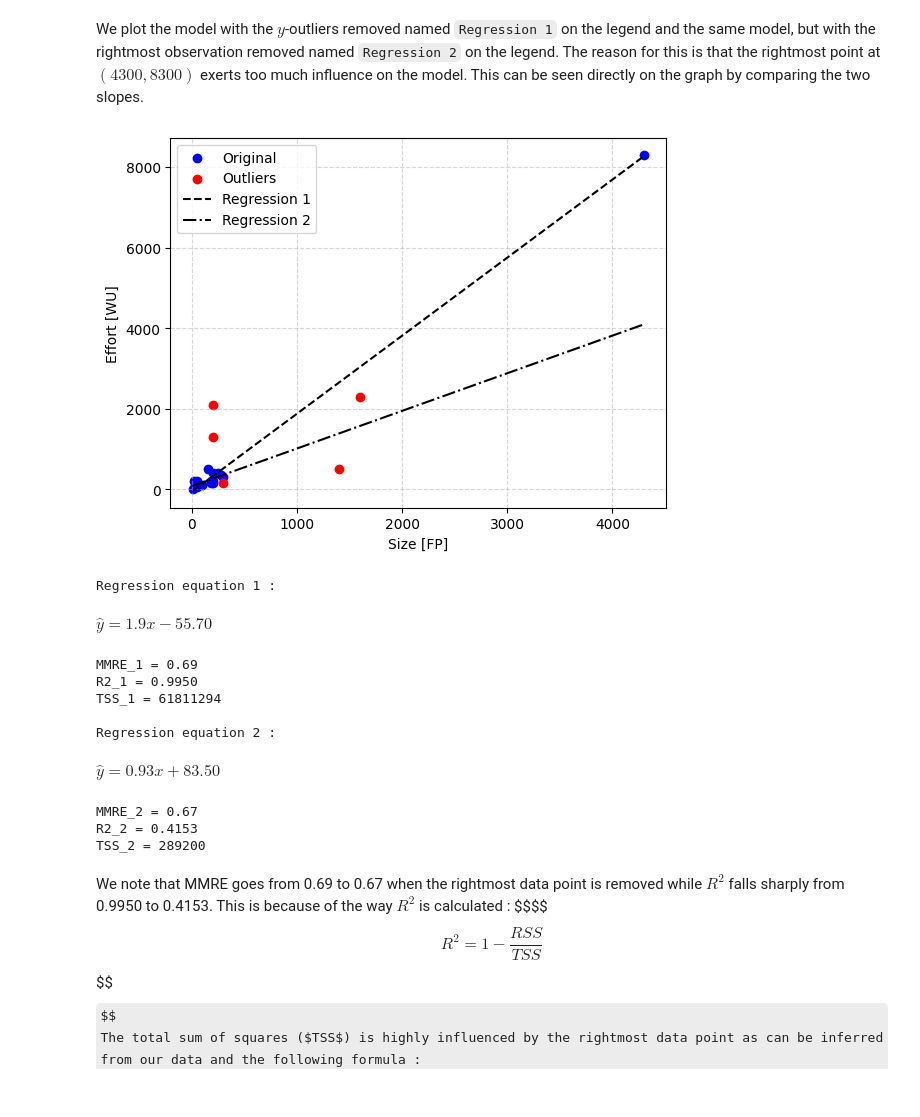
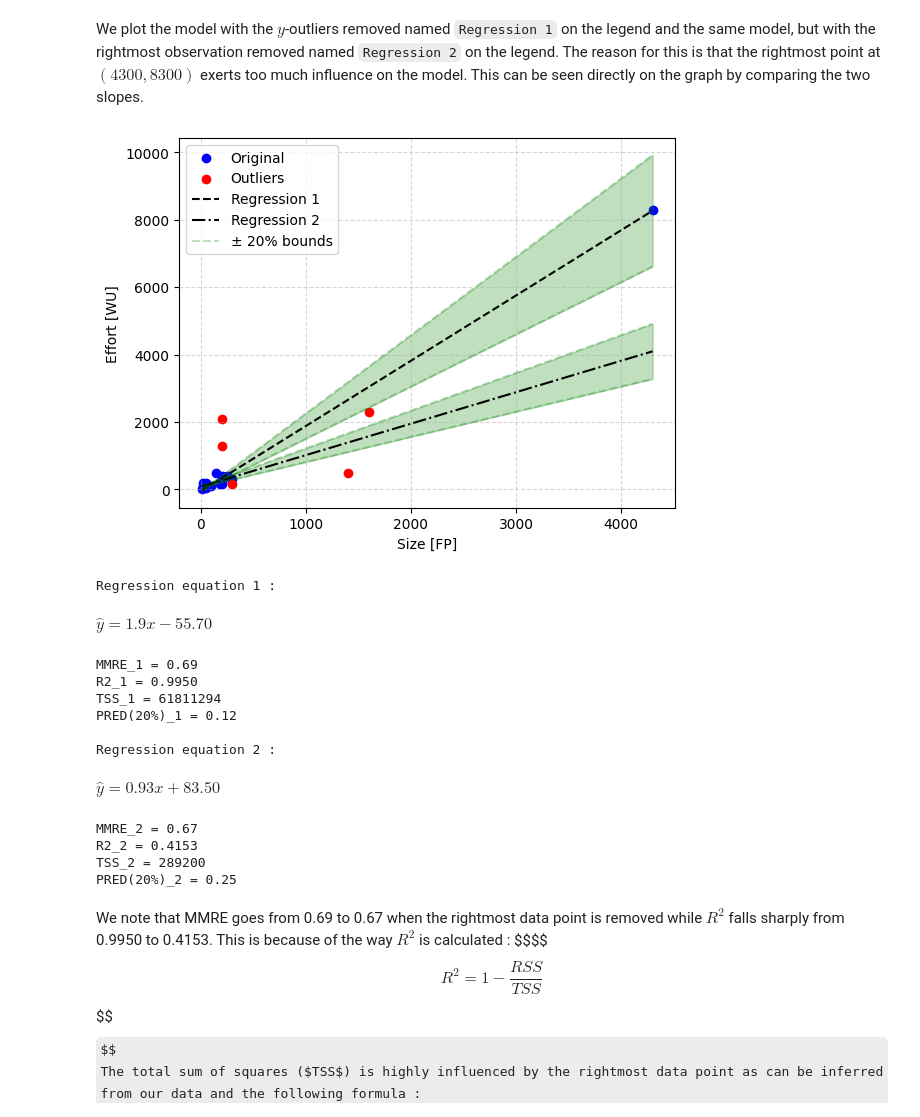
Before and after one commit to iannickgagnon/software_estimation_analysis_1_2023, a Jupyter notebook: main.ipynb, the cells around one changed output. Cells and saved outputs as stored; diff of their text form; code cells hidden in the pictures; some formulas as TeX source.

Commit message:
Added PRED(20%) bounds.

```diff
--- a/main.ipynb
+++ b/main.ipynb
@@ -13,12 +13,12 @@ from sklearn.linear_model import LinearRegression
 from IPython.display import display
 from IPython.display import Math
 # %%
-def get_data() -> Tuple[np.ndarray, np.ndarray]:
+def get_data() -> Tuple[np.array, np.array]:
   """
   Returns the independent and dependent variables in vectors sorted along x.
 
   Returns:
-      Tuple[np.ndarray, np.ndarray]: A tuple containing two numpy arrays.
+      (Tuple[np.array, np.array]): A tuple containing two numpy arrays.
   """
 
   x = np.array([4300, 1600, 200, 200, 1400, 150, 200, 250, 275, 300, 20, 50, 180, 200, 25, 65, 100, 180, 200, 300, 10, 50])
@@ -37,7 +37,7 @@ def model_get_slope_intercept(model: LinearRegression) -> Tuple[float, float]:
       model (LinearRegression): A fitted LinearRegression model.
 
   Returns:
-      Tuple[float, float]: The slope and intercept of the model.
+      (Tuple[float, float]): The slope and intercept of the model.
   """
 
   slope = model.coef_[0][0]
@@ -54,7 +54,7 @@ def calculate_mmre(actual_values: np.ndarray, predicted_values: np.ndarray) -> f
         predicted_values (np.ndarray): The predicted values.
 
     Returns:
-        float: The MMRE value.
+        (float): The MMRE value.
     """
 
     # Calculate absolute errors
@@ -77,7 +77,7 @@ def calculate_total_sum_of_squares(y: np.ndarray, y_pred: np.ndarray) -> float:
         y_pred (np.ndarray): Predicted values.
 
     Returns:
-        float: The TSS value.
+        (float): The TSS value.
     """
 
     # Get the mean of the dependent variable
@@ -356,13 +416,41 @@ def generate_plot_2():
   model_removed_rightmost = LinearRegression().fit(x_removed_rightmost, y_removed_rightmost)
 
   # Get new model's predictions
-  y_removed_rightmost_pred = model_removed_rightmost.predict(x_removed_rightmost)
+  y_removed_rightmost_pred_long = model_removed_rightmost.predict(x_clean)
+  y_removed_rightmost_pred_short = model_removed_rightmost.predict(x_removed_rightmost)
+
+  # Build lower and upper PRED(20%) bounds
+  y_pred_plus_20_percent = y_pred * 1.2
+  y_pred_minus_20_percent = y_pred * 0.8
+
+  y_removed_rightmost_pred_plus_20_percent = y_removed_rightmost_pred_long * 1.2
+  y_removed_rightmost_pred_minus_20_percent = y_removed_rightmost_pred_long * 0.8
 
   # Create plots
   plt.scatter(x_clean, y_clean, color='b')
   plt.scatter(x_outliers, y_outliers, color='r')
   plt.plot(x_clean, y_pred, '--k')
   plt.plot(x_clean, model_removed_rightmost.predict(x_clean), '-.k')
+
+  plt.plot(x_clean, y_pred_plus_20_percent, '--g', alpha=0.25)
+  plt.plot(x_clean, y_pred_minus_20_percent, '--g', alpha=0.25, label='_no_legend_')
+
+  plt.fill_between(x_clean.reshape(-1),
+                   y_pred_plus_20_percent.reshape(-1),
+                   y_pred_minus_20_percent.reshape(-1),
+                   color='g',
+                   alpha=0.25,
+                   label='_nolegend_')
+
+  plt.plot(x_clean, y_removed_rightmost_pred_plus_20_percent, '--g', alpha=0.25)
+  plt.plot(x_clean, y_removed_rightmost_pred_minus_20_percent, '--g', alpha=0.25, label='_no_legend_')
+
+  plt.fill_between(x_clean.reshape(-1),
+                   y_removed_rightmost_pred_plus_20_percent.reshape(-1),
+                   y_removed_rightmost_pred_minus_20_percent.reshape(-1),
+                   color='g',
+                   alpha=0.25,
+                   label='_nolegend_')
 
   # Add axis labels
   plt.xlabel('Size [FP]')
@@ -372,53 +460,60 @@ def generate_plot_2():
   plt.grid(True, linestyle='--', alpha=0.5)
 
   # Add legend
-  plt.legend(('Original', 'Outliers', 'Regression 1', 'Regression 2'))
+  plt.legend(('Original', 'Outliers', 'Regression 1', 'Regression 2', '± 20% bounds'))
 
   # Show plot
   plt.show()
 
-  # Show regression equations, MMRE, R2 and TSS (see paragraph below)
+  # Show regression equations, MMRE, R2 and TSS (see explanatory paragraph below)
   print('Regression equation 1 : ')
   slope_1, intercept_1 = model_get_slope_intercept(model_no_outliers)
   display(Math(r'\hat{y} = ' + f'{slope_1:.2}x{intercept_1:.2f}'))
 
   mmre_1 = calculate_mmre(y_clean, y_pred)
   print(f'\nMMRE_1 = {mmre_1:.2f}')
 
   r_squared_1 = model_no_outliers.score(x_clean, y_clean)
   print(f'R2_1 = {r_squared_1:.4f}')
 
   tss_1 = int(calculate_total_sum_of_squares(y_clean, y_pred))
-  print(f'TSS_1 = {tss_1}\n')
+  print(f'TSS_1 = {tss_1}')
+
+  pred_20_1 = calculate_pred_20(y_clean, y_pred)
+  print(f'PRED(20%)_1 = {pred_20_1:.2f}\n')
 
   print('Regression equation 2 : ')
   slope_2, intercept_2 = model_get_slope_intercept(model_removed_rightmost)
   display(Math(r'\hat{y} = ' + f'{slope_2:.2}x + {intercept_2:.2f}'))
 
-  mmre_2 = calculate_mmre(y_removed_rightmost, y_removed_rightmost_pred)
+  mmre_2 = calculate_mmre(y_removed_rightmost, y_removed_rightmost_pred_short)
   print(f'\nMMRE_2 = {mmre_2:.2f}')
 
   r_squared_2 = model_removed_rightmost.score(x_removed_rightmost, y_removed_rightmost)
   print(f'R2_2 = {r_squared_2:.4f}')
 
-  tss_2 = int(calculate_total_sum_of_squares(y_removed_rightmost, y_removed_rightmost_pred))
-  print(f'TSS_2 = {tss_2}\n')
+  tss_2 = int(calculate_total_sum_of_squares(y_removed_rightmost, y_removed_rightmost_pred_short))
+  print(f'TSS_2 = {tss_2}')
 
+  pred_20_2 = calculate_pred_20(y_removed_rightmost, y_removed_rightmost_pred_short)
+  print(f'PRED(20%)_2 = {pred_20_2:.2f}\n')
 
 generate_plot_2()
 # %% [output]
-[figure, old version]
+[figure, new version]
 Regression equation 1 :
 $\displaystyle \hat{y} = 1.9x-55.70$
 MMRE_1 = 0.69
 R2_1 = 0.9950
 TSS_1 = 61811294
+PRED(20%)_1 = 0.12
 
 Regression equation 2 :
 $\displaystyle \hat{y} = 0.93x + 83.50$
 MMRE_2 = 0.67
 R2_2 = 0.4153
 TSS_2 = 289200
+PRED(20%)_2 = 0.25
 # %% [markdown]
 We note that MMRE goes from 0.69 to 0.67 when the rightmost data point is removed while $R^2$ falls sharply from 0.9950 to 0.4153. This is because of the way $R^2$ is calculated :
 $$$$
```
Also changed, not shown: parts of 5 cells of this notebook.
